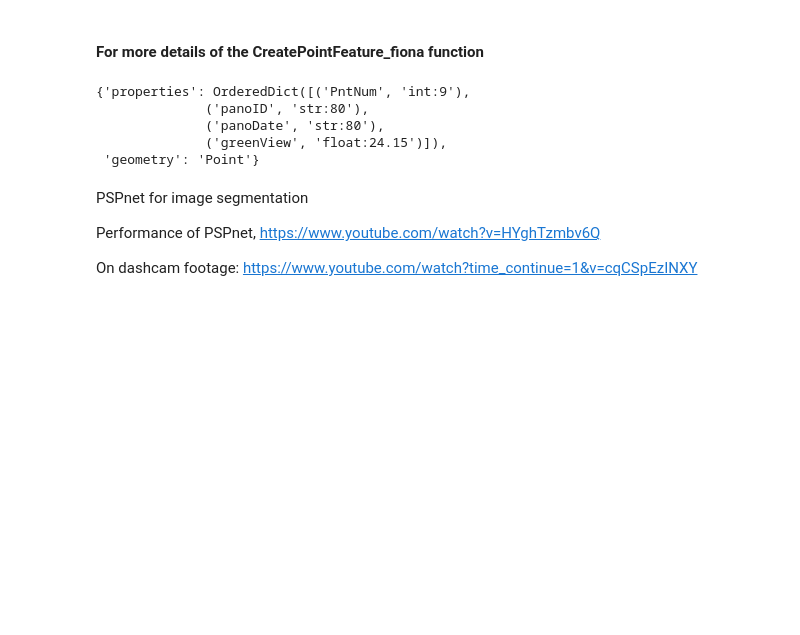
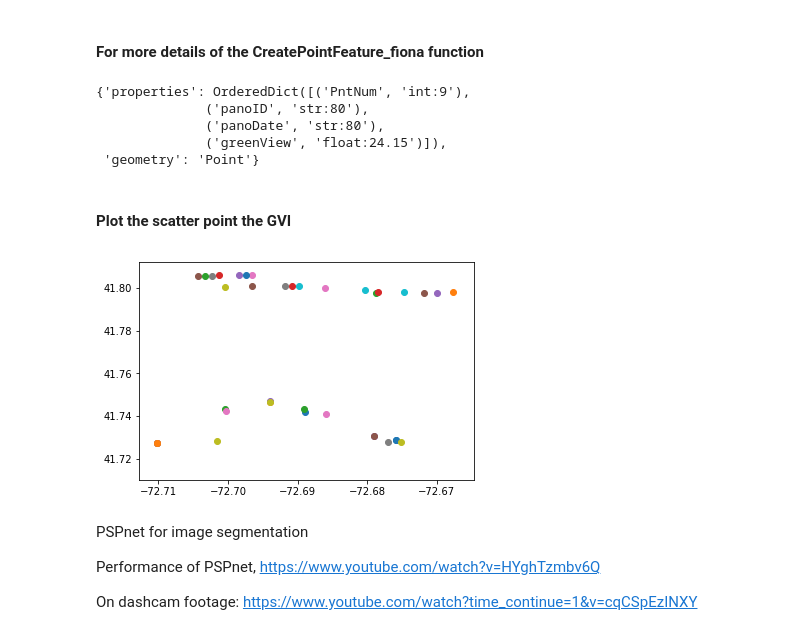
Before and after one commit to xiaojianggis/Treepedia_Public, a Jupyter notebook: Treepedia/GreenViewIndex_computing.ipynb, the cells around one changed output. Saved outputs shown, nothing was run; the diff lists cells and outputs as text; code cells hidden in the pictures; blank space fills up the shorter version.

Commit message:
add the scatter plot part of the created shapefile

```diff
--- a/Treepedia/GreenViewIndex_computing.ipynb
+++ b/Treepedia/GreenViewIndex_computing.ipynb
@@ -455,6 +455,28 @@ data.schema
               ('panoDate', 'str:80'),
               ('greenView', 'float:24.15')]),
  'geometry': 'Point'}
+# %% [markdown]
+#### Plot the scatter point the GVI
+# %%
+import fiona
+from matplotlib import pyplot as plt
+
+outshpfile = '../sample-spatialdata/greenviewMap.shp'
+
+with fiona.open(outshpfile, 'r') as gvi_lyr:
+    for feat in gvi_lyr:
+        # attribute of the neighborhood features
+        attr = feat['properties']
+        name = attr['panoID']  #you can find other attribute based on the metadata of the shapefile
+
+        # get the geometry of the polygon feature
+        geom = feat['geometry']
+        lon = float(geom['coordinates'][0])
+        lat = float(geom['coordinates'][1])
+
+        plt.scatter(lon, lat)
+# %% [output]
+[figure, added]
 # %% [markdown]
 PSPnet for image segmentation
 
```
Also changed, not shown: 1 other file.
